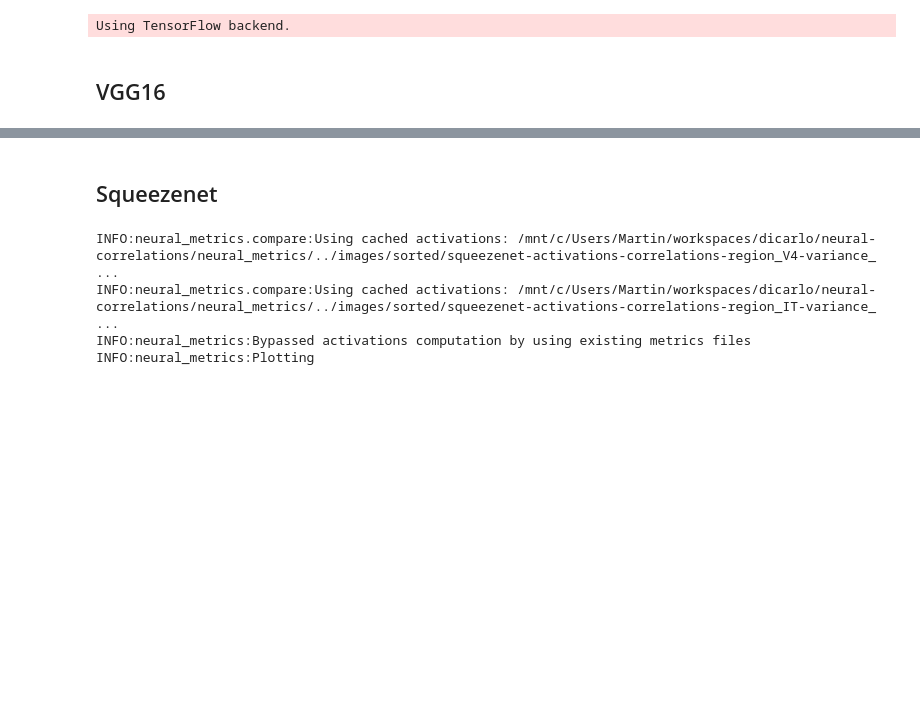
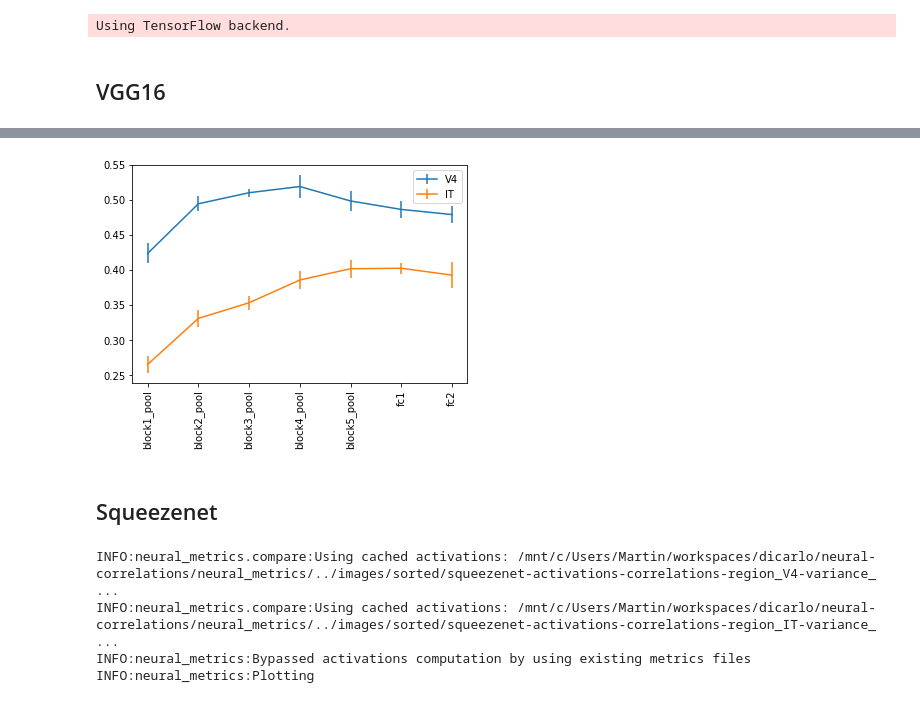
Before and after one commit to mschrimpf/neural-nlp, a Jupyter notebook: results/models_neuralfit.ipynb, the cells around one changed output, grey strips where cells are left out. Drawn from its saved outputs; the diff is of its cells as text; code cells hidden in the pictures; blank space fills up the shorter version.

Commit message:
add VGG16 with random weights

```diff
--- a/results/models_neuralfit.ipynb
+++ b/results/models_neuralfit.ipynb
@@ -21,4 +17,9 @@ INFO:neural_metrics:Plotting
 [figure]
+# %%
+run(model='vgg16', layers=['block1_pool', 'block2_pool', 'block3_pool', 'block4_pool', 'block5_pool', 'fc1', 'fc2'],
+    model_weights=None)
+# %% [output]
+[figure, added]
 # %% [markdown]
 ## Squeezenet
 # %%
```
Also changed, not shown: parts of 1 cell of this notebook.
